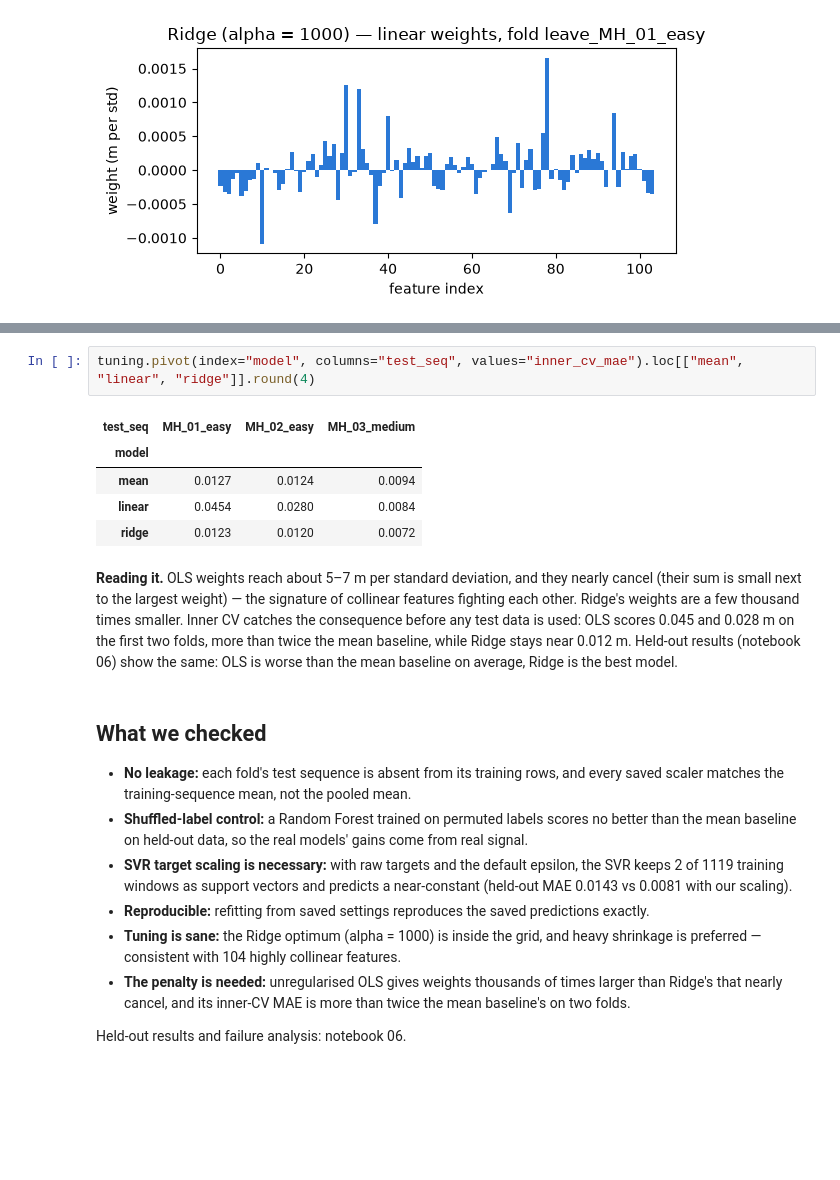
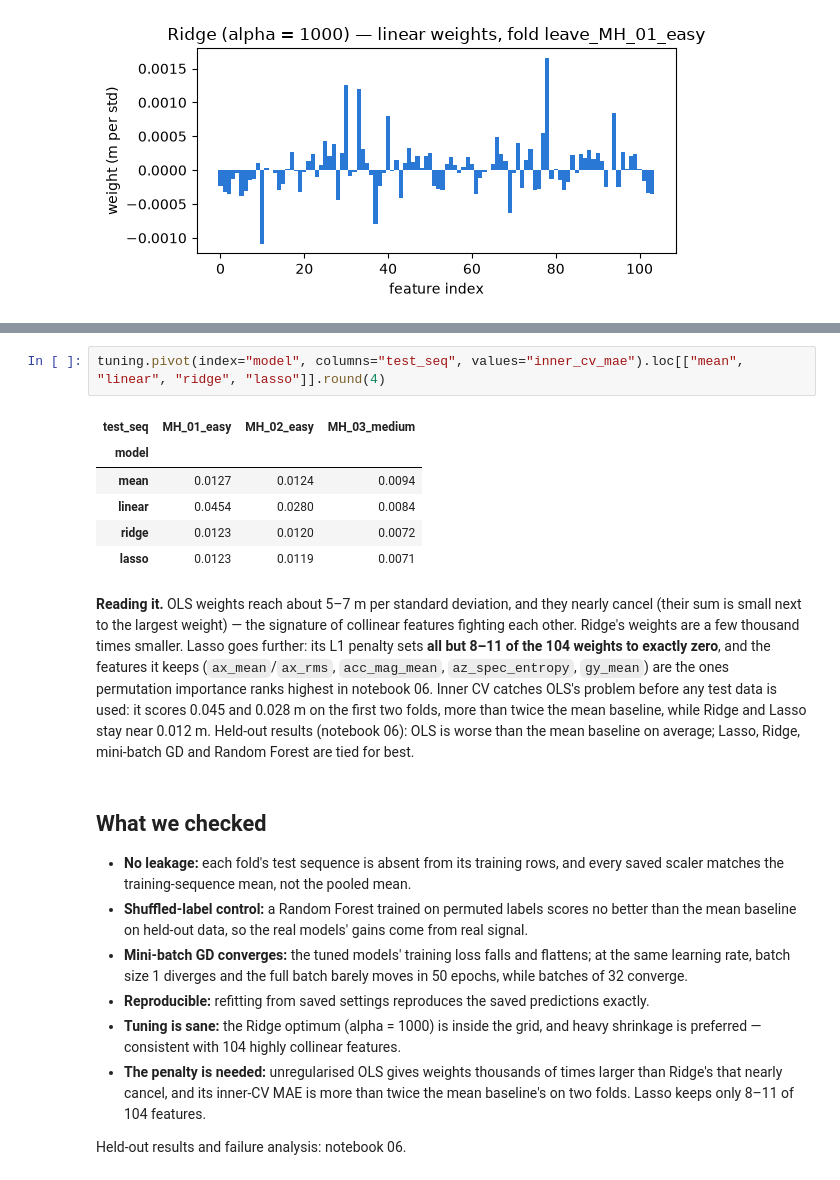
Before and after one commit to Dadi-Dinesh/Drift-Sense, a Jupyter notebook: notebooks/05_ml_models.ipynb, the cells around one changed output, grey strips where cells are left out. Cells and saved outputs as stored; diff of their text form; blank space fills up the shorter version.

```diff
--- a/notebooks/05_ml_models.ipynb
+++ b/notebooks/05_ml_models.ipynb
@@ -267,21 +360,22 @@ fig.tight_layout(); plt.show()
 # %%
-tuning.pivot(index="model", columns="test_seq", values="inner_cv_mae").loc[["mean", "linear", "ridge"]].round(4)
+tuning.pivot(index="model", columns="test_seq", values="inner_cv_mae").loc[["mean", "linear", "ridge", "lasso"]].round(4)
 # %% [output]
 | test_seq | MH_01_easy | MH_02_easy | MH_03_medium |
 | model |  |  |  |
 | mean | 0.0127 | 0.0124 | 0.0094 |
 | linear | 0.0454 | 0.0280 | 0.0084 |
 | ridge | 0.0123 | 0.0120 | 0.0072 |
+| lasso | 0.0123 | 0.0119 | 0.0071 |
 # %% [markdown]
-**Reading it.** OLS weights reach about 5–7 m per standard deviation, and they nearly cancel (their sum is small next to the largest weight) — the signature of collinear features fighting each other. Ridge's weights are a few thousand times smaller. Inner CV catches the consequence before any test data is used: OLS scores 0.045 and 0.028 m on the first two folds, more than twice the mean baseline, while Ridge stays near 0.012 m. Held-out results (notebook 06) show the same: OLS is worse than the mean baseline on average, Ridge is the best model.
+**Reading it.** OLS weights reach about 5–7 m per standard deviation, and they nearly cancel (their sum is small next to the largest weight) — the signature of collinear features fighting each other. Ridge's weights are a few thousand times smaller. Lasso goes further: its L1 penalty sets **all but 8–11 of the 104 weights to exactly zero**, and the features it keeps (`ax_mean`/`ax_rms`, `acc_mag_mean`, `az_spec_entropy`, `gy_mean`) are the ones permutation importance ranks highest in notebook 06. Inner CV catches OLS's problem before any test data is used: it scores 0.045 and 0.028 m on the first two folds, more than twice the mean baseline, while Ridge and Lasso stay near 0.012 m. Held-out results (notebook 06): OLS is worse than the mean baseline on average; Lasso, Ridge, mini-batch GD and Random Forest are tied for best.
 # %% [markdown]
 ## What we checked
 
 * **No leakage:** each fold's test sequence is absent from its training rows, and every saved scaler matches the training-sequence mean, not the pooled mean.
 * **Shuffled-label control:** a Random Forest trained on permuted labels scores no better than the mean baseline on held-out data, so the real models' gains come from real signal.
-* **SVR target scaling is necessary:** with raw targets and the default epsilon, the SVR keeps 2 of 1119 training windows as support vectors and predicts a near-constant (held-out MAE 0.0143 vs 0.0081 with our scaling).
+* **Mini-batch GD converges:** the tuned models' training loss falls and flattens; at the same learning rate, batch size 1 diverges and the full batch barely moves in 50 epochs, while batches of 32 converge.
 * **Reproducible:** refitting from saved settings reproduces the saved predictions exactly.
 * **Tuning is sane:** the Ridge optimum (alpha = 1000) is inside the grid, and heavy shrinkage is preferred — consistent with 104 highly collinear features.
-* **The penalty is needed:** unregularised OLS gives weights thousands of times larger than Ridge's that nearly cancel, and its inner-CV MAE is more than twice the mean baseline's on two folds.
+* **The penalty is needed:** unregularised OLS gives weights thousands of times larger than Ridge's that nearly cancel, and its inner-CV MAE is more than twice the mean baseline's on two folds. Lasso keeps only 8–11 of 104 features.
 
 Held-out results and failure analysis: notebook 06.
```
Also changed, not shown: parts of 19 cells of this notebook, 1 other file.
